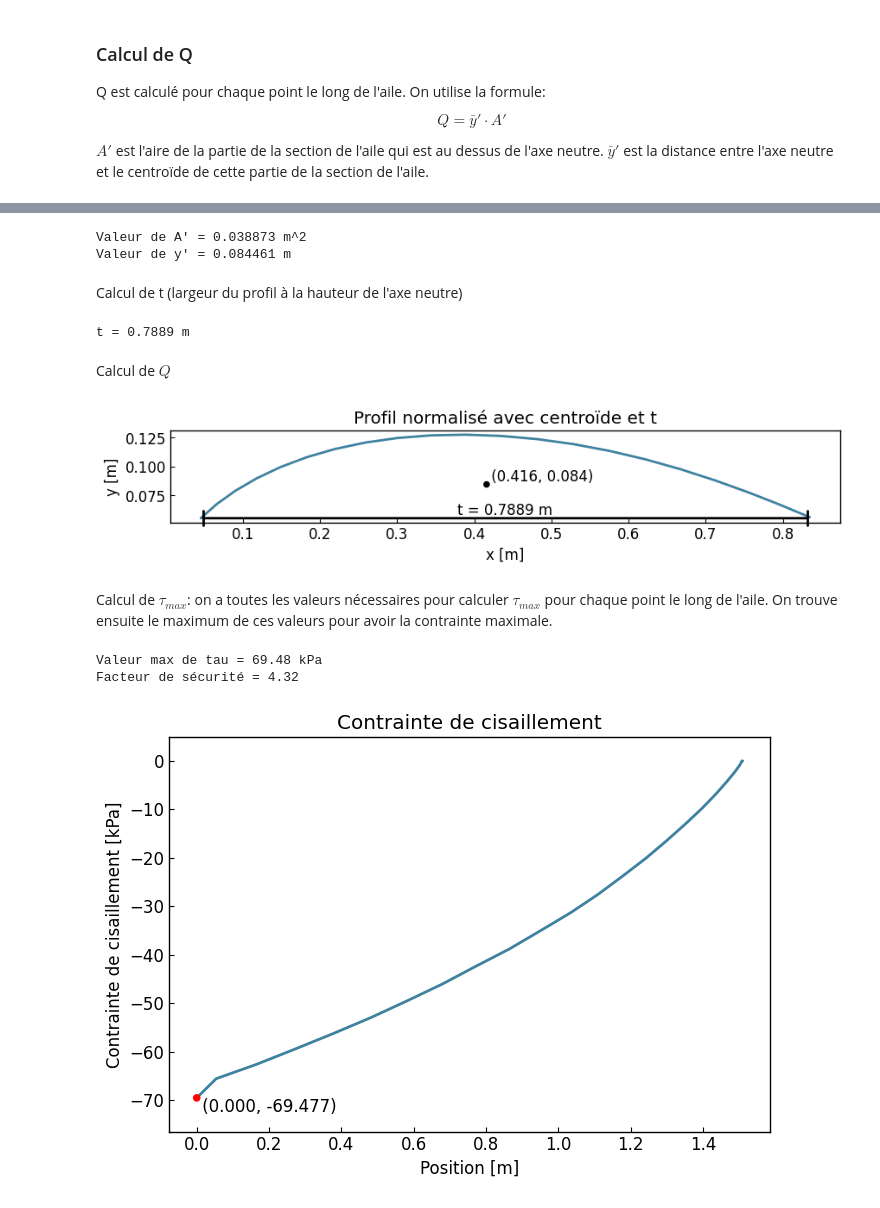
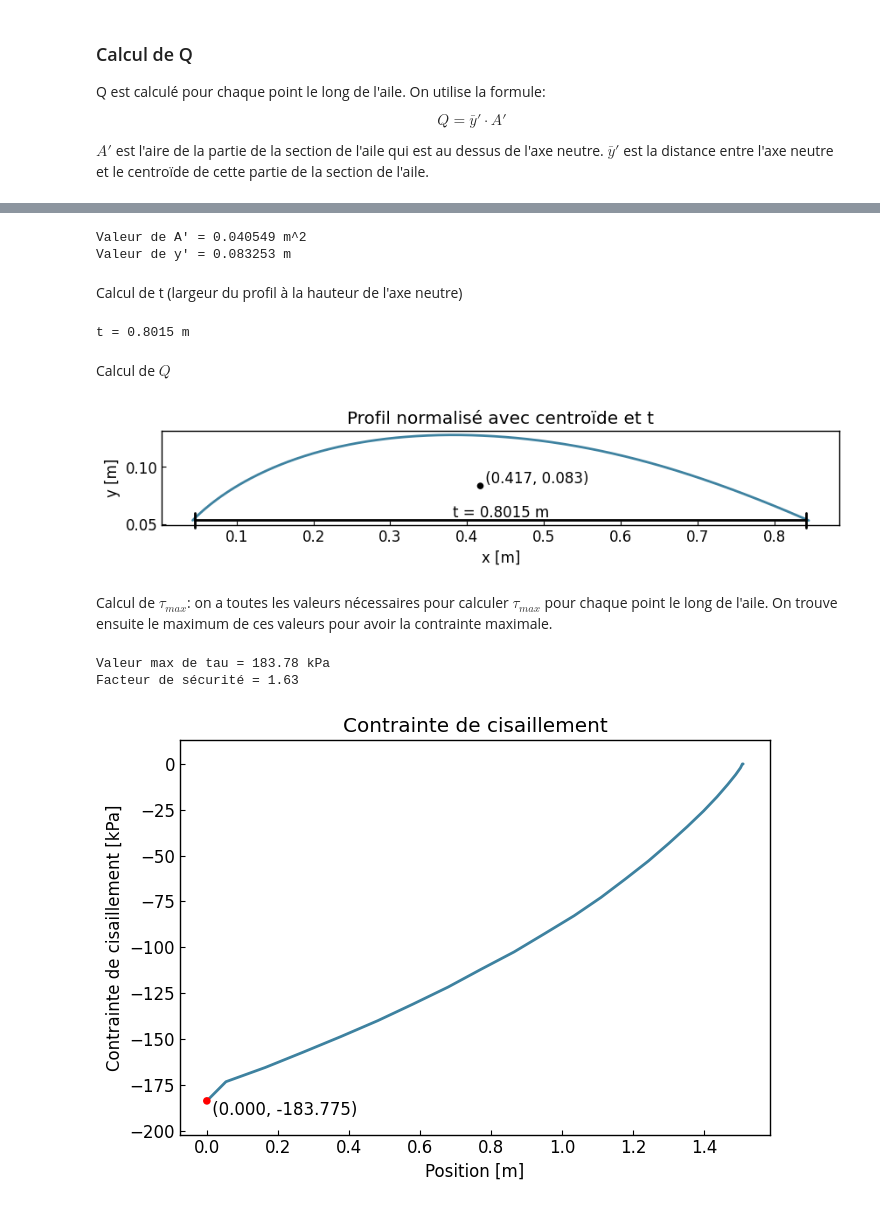
Before and after one commit to Oddball777/etude_cas_rdm, a Jupyter notebook: etude_cas_rdm/main.ipynb, the cells around one changed output, grey strips where cells are left out. Drawn from its saved outputs; the diff is of its cells as text; code cells hidden in the pictures.

```diff
--- a/etude_cas_rdm/main.ipynb
+++ b/etude_cas_rdm/main.ipynb
@@ -11,7 +11,7 @@ from pydantic import BaseModel, validate_call, Field # pip install pydantic
 # Load données du profil + interpolation
 # %%
 # Faire interpolation ou pas?
-interpoler = False
+interpoler = True
 
 # Load les données du profil
 profile_full_data = sg.read_csv("profile.csv")
@@ -24,13 +24,13 @@ y_original = np.array(y_original)
 if interpoler:
     num_points = 1000
 
-    t = np.zeros(x_original.shape) # paramétrisation
-    t[1:] = np.sqrt((x_original[1:] - x_original[:-1])**2 + (y_original[1:] - y_original[:-1])**2).cumsum()
-    t_total = t[-1]
-    spline_t = np.linspace(0, t_total, num_points)
+    s = np.zeros(x_original.shape) # paramétrisation
+    s[1:] = np.sqrt((x_original[1:] - x_original[:-1])**2 + (y_original[1:] - y_original[:-1])**2).cumsum()
+    s_total = s[-1]
+    spline_t = np.linspace(0, s_total, num_points)
 
-    spline_x = CubicSpline(t, x_original)
-    spline_y = CubicSpline(t, y_original)
+    spline_x = CubicSpline(s, x_original)
+    spline_y = CubicSpline(s, y_original)
 
     x_profile = spline_x(spline_t) # type: np.ndarray
     y_profile = spline_y(spline_t) # type: np.ndarray
@@ -41,8 +41,8 @@ else:
 # Trouver les valeurs max et min de y
 y_max_norm = max(y_profile)
 y_min_norm = min(y_profile)
-print(f"Valeur max de y normalisé = {y_max_norm}")
-print(f"Valeur min de y normalisé = {y_min_norm}")
+print(f"Valeur max de y normalisé = {y_max_norm:.3f}")
+print(f"Valeur min de y normalisé = {y_min_norm:.3f}")
 
 # Graphique du profil
 curve_v = gl.Curve(x_profile, y_profile)
@@ -356,24 +357,24 @@ point_centroid.add_coordinates()
 print(f"Valeur de A' = {area:.6f} m^2")
 print(f"Valeur de y' = {y_centroid:.6f} m")
 # %% [output]
-Valeur de A' = 0.038873 m^2
-Valeur de y' = 0.084461 m
+Valeur de A' = 0.040549 m^2
+Valeur de y' = 0.083253 m
 # %% [markdown]
 Calcul de t (largeur du profil à la hauteur de l'axe neutre)
 # %%
-t = x_profile_masked[-1] - x_profile_masked[0]
+s = x_profile_masked[-1] - x_profile_masked[0]
 
 ligne_t = gl.Line((x_profile_masked[0], y_profile_masked[0]), (x_profile_masked[-1], y_profile_masked[0]), capped_line=True)
-text_t = gl.Text((x_profile_masked[0] + x_profile_masked[-1])/2, y_profile_masked[0] + 0.003, f"t = {t:.4f} m")
+text_t = gl.Text((x_profile_masked[0] + x_profile_masked[-1])/2, y_profile_masked[0] + 0.003, f"t = {s:.4f} m")
 
 
 # Calcul de t pour chaque position le long de l'aile (le t ci-dessus est pour l'aile normalisée)
-valeurs_t = [t_total * c for c in valeurs_c]
-curve_t = gl.Curve(chargement_data['Position'], valeurs_t, label="t")
+valeurs_t = [s * c for c in valeurs_c]
+curve_t = gl.Curve(positions_aile, valeurs_t, label="t")
 
-print(f"t = {t:.4f} m")
+print(f"t = {s:.4f} m")
 # %% [output]
-t = 0.7889 m
+t = 0.8015 m
 # %% [markdown]
 Calcul de $Q$
 # %%
@@ -382,7 +383,7 @@ valeurs_aires = np.array([area * (c**2) for c in valeurs_c])
 valeurs_y_centroid = np.array([y_centroid * c for c in valeurs_c])
 
 valeurs_q = valeurs_aires * valeurs_y_centroid
-curve_q = gl.Curve(chargement_data["Position"], valeurs_q, label="q")
+curve_q = gl.Curve(positions_aile, valeurs_q, label="q")
 # %%
 # Graphique profil normalisé avec centroide et t
 fig = gl.Figure(x_label='x [m]', y_label='y [m]', size=(10, 5), title='Profil normalisé avec centroïde et t')
@@ -391,35 +392,35 @@ fig._prepare_figure()
 fig._axes.set_aspect(1.5)
 fig._figure
 # %% [output]
-[figure, old version]
+[figure, new version]
 # %% [markdown]
 Calcul de $\tau_{max}$: on a toutes les valeurs nécessaires pour calculer $\tau_{max}$ pour chaque point le long de l'aile. On trouve ensuite le maximum de ces valeurs pour avoir la contrainte maximale.
 # %%
 curve_tau = curve_q * curve_v / (curve_t * curve_I_x * 1e3)  # en kPa
 
 # Calcul du maximum de tau absolu et du facteur de sécurité
-max_tau = max(abs(curve_tau.y_data))
 point_max_tau = curve_tau.create_point_at_x(0)
 point_max_tau.add_coordinates()
 point_max_tau.color = 'red'
 point_max_tau.v_align = 'top'
+max_tau = -point_max_tau.y
 
 
 facteur_securite_tau = coeur_aile.c_rupture_cisaillement_dans_plan * 1e-3 / max_tau
 print(f"Valeur max de tau = {max_tau:.2f} kPa")
 print(f"Facteur de sécurité = {facteur_securite_tau:.2f}")
 
 # Graphique
 fig = gl.Figure(size=(7, 5),
                 x_label='Position [m]',
                 y_label='Contrainte de cisaillement [kPa]',
                 title='Contrainte de cisaillement',
                 y_lim=(-1.1 * max_tau, 0.07 * max_tau),
 )
 fig.add_elements(curve_tau, point_max_tau)
 plt.close()
 fig.show()
 # %% [output]
-Valeur max de tau = 69.48 kPa
-Facteur de sécurité = 4.32
+Valeur max de tau = 183.78 kPa
+Facteur de sécurité = 1.63
-[figure, old version]
+[figure, new version]
```
Also changed, not shown: parts of 4 cells of this notebook.
